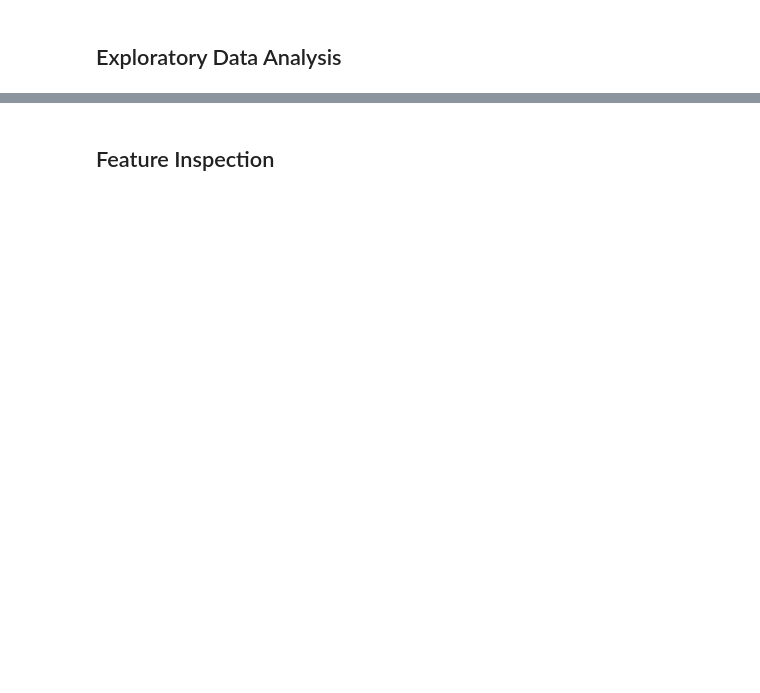
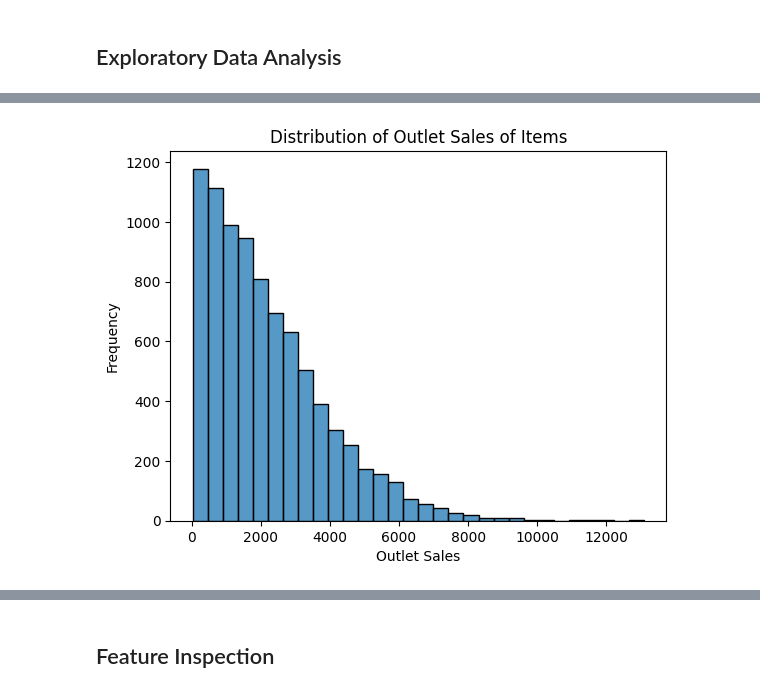
Before and after one commit to itan-s/Prediction-of-Product-Sales, a Jupyter notebook: Prediction-of-Product-Sales.ipynb, the cells around one changed output, grey strips where cells are left out. Drawn from its saved outputs; the diff is of its cells as text; code cells hidden in the pictures; blank space fills up the shorter version.

```diff
--- a/Prediction-of-Product-Sales.ipynb
+++ b/Prediction-of-Product-Sales.ipynb
@@ -302,0 +362,6 @@ SUMMARY: The dataframe was checked for consistency. Certain columns are fixed to
+# %%
+# Create a histogram of Item_Outlet_Sales
+ax2 = sns.histplot(data = df, x = 'Item_Outlet_Sales', bins = 30);
+ax2.set(title = 'Distribution of Outlet Sales of Items', ylabel = 'Frequency', xlabel = 'Outlet Sales');
+# %% [output]
+[figure, added]
```
Also changed, not shown: parts of 41 cells of this notebook.
